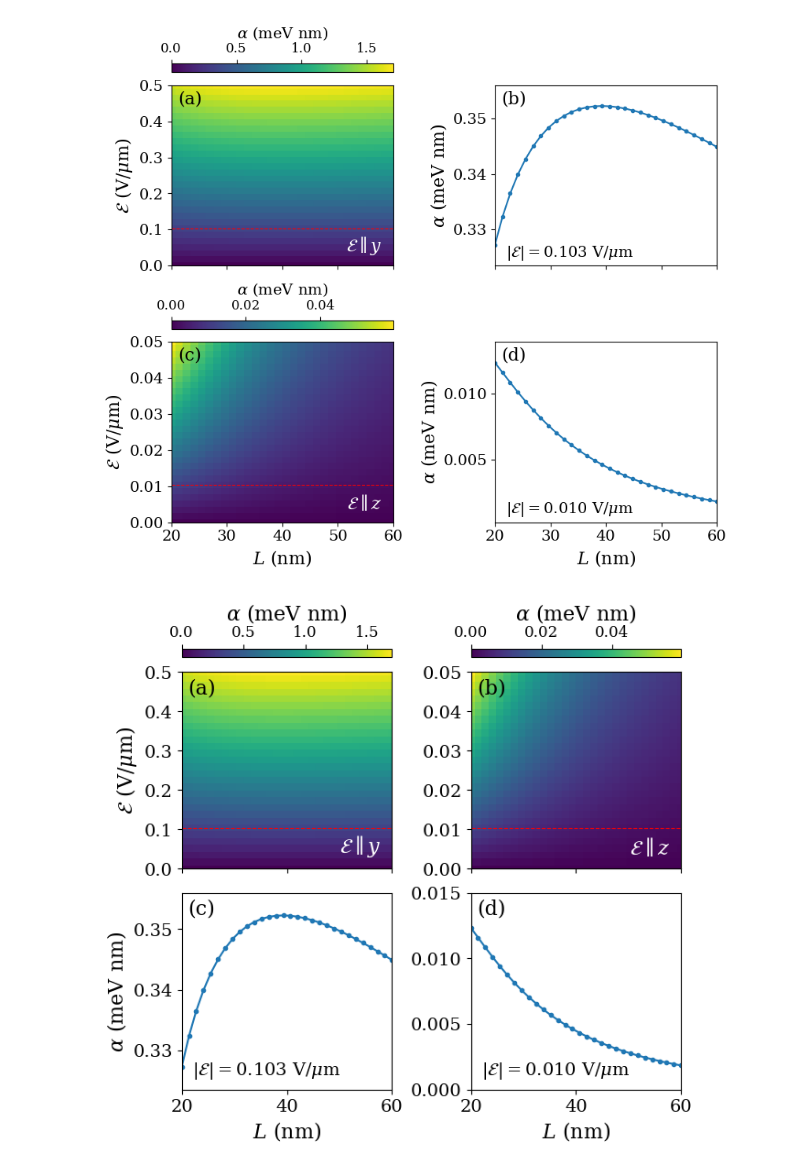
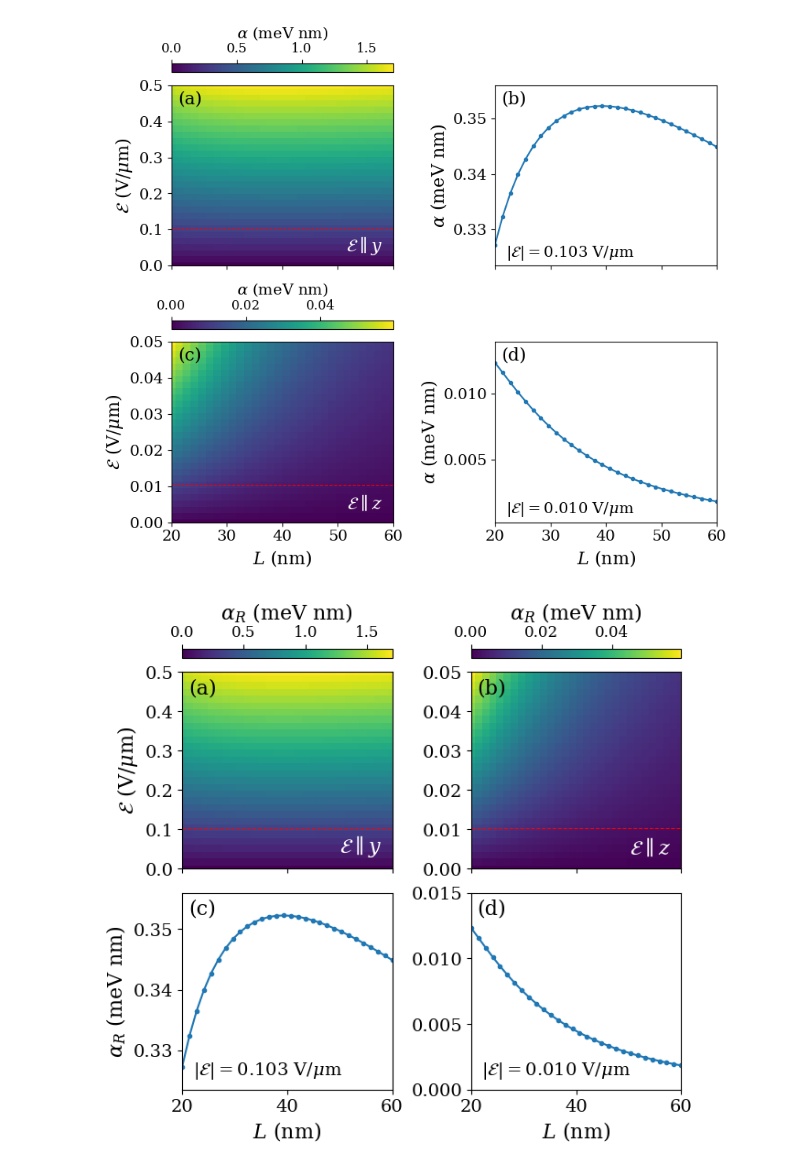
Before and after one commit to anirban8653/2H_Ge, a Jupyter notebook: Sec_V_weak_field/Fig-8/plot.ipynb, the cells around one changed output. Drawn from its saved outputs; the diff is of its cells as text; code cells hidden in the pictures.

```diff
--- a/Sec_V_weak_field/Fig-8/plot.ipynb
+++ b/Sec_V_weak_field/Fig-8/plot.ipynb
@@ -350,7 +350,7 @@ for col, (filename, title) in enumerate(zip(filenames, titles)):
         fraction=0.08,
         aspect=25,
     )
-    cbar.set_label(r"$\alpha$ (meV nm)", fontsize=16)
+    cbar.set_label(r"$\alpha_R$ (meV nm)", fontsize=16)
     cbar.ax.tick_params(labelsize=12)
 
     # Bottom row: alpha versus L
@@ -382,33 +382,33 @@ for col, (filename, title) in enumerate(zip(filenames, titles)):
 
 # Y-axis labels on the left column
 axes[0, 0].set_ylabel(r"$\mathcal{E}$ (V/$\mu$m)", fontsize=16)
-axes[1, 0].set_ylabel(r"$\alpha$ (meV nm)", fontsize=16)
+axes[1, 0].set_ylabel(r"$\alpha_R$ (meV nm)", fontsize=16)
 axes[1, 1].set_ylim(0,0.015)
 
 # Panel labels in reading order
 for i, (ax, label) in enumerate(
     zip(axes.flat, ["(a)", "(b)", "(c)", "(d)"])
 ):
     ax.text(
         0.03, 0.97, label,
         transform=ax.transAxes,
         fontsize=16,
         color="black" if i < 2 else "black",
         ha="left",
         va="top",
     )
 
 # X tick labels only on the bottom row
 for ax in axes[0, :]:
     ax.tick_params(axis="x", labelbottom=False)
 
 L_y, alpha_list_y = line_data[0]
 L_z, alpha_list_z = line_data[1]
 
 fig.savefig("rashba_horizontal_maps_and_cuts.png",
             dpi=300, bbox_inches="tight")
 fig.savefig("rashba_horizontal_maps_and_cuts.svg",
             bbox_inches="tight")
 plt.show()
 # %% [output]
-[figure, old version]
+[figure, new version]
```
Also changed, not shown: 7 other files.
